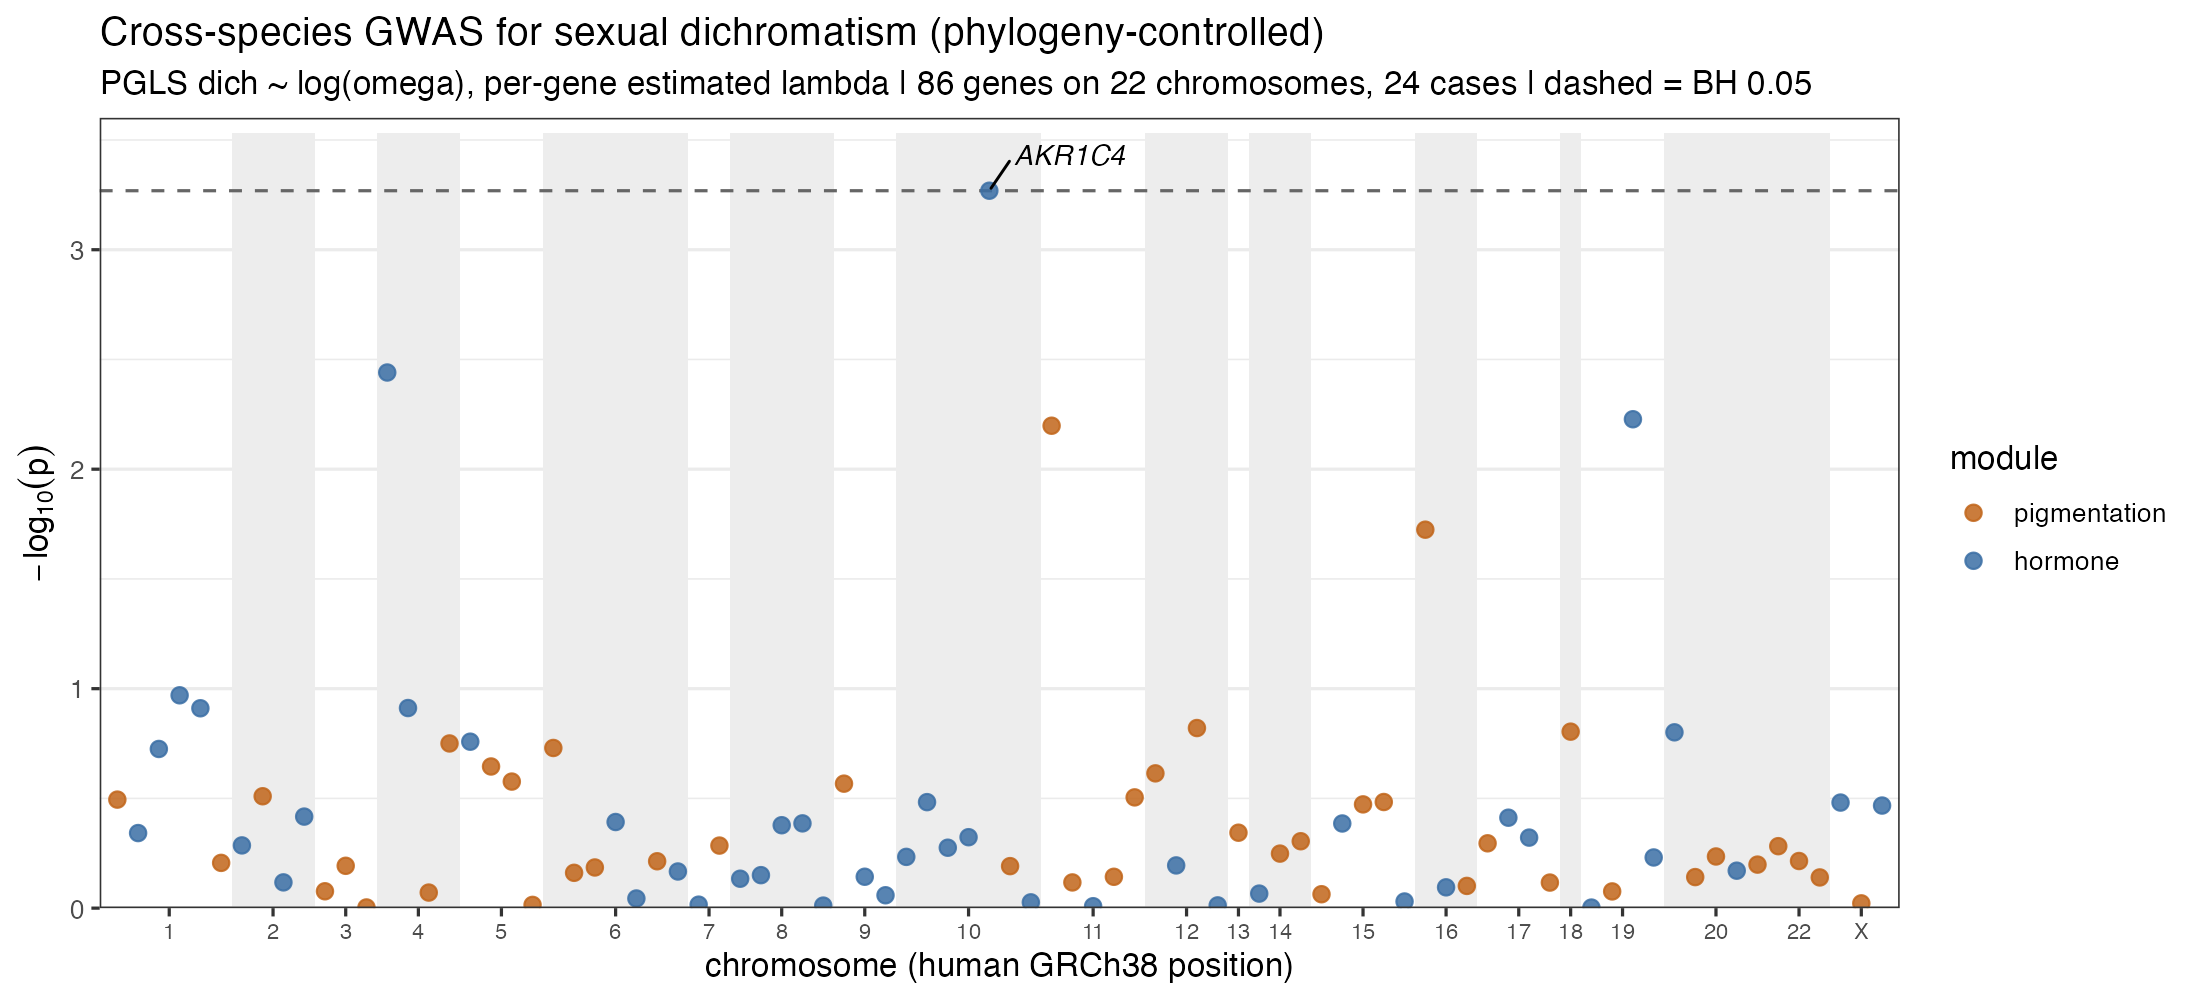
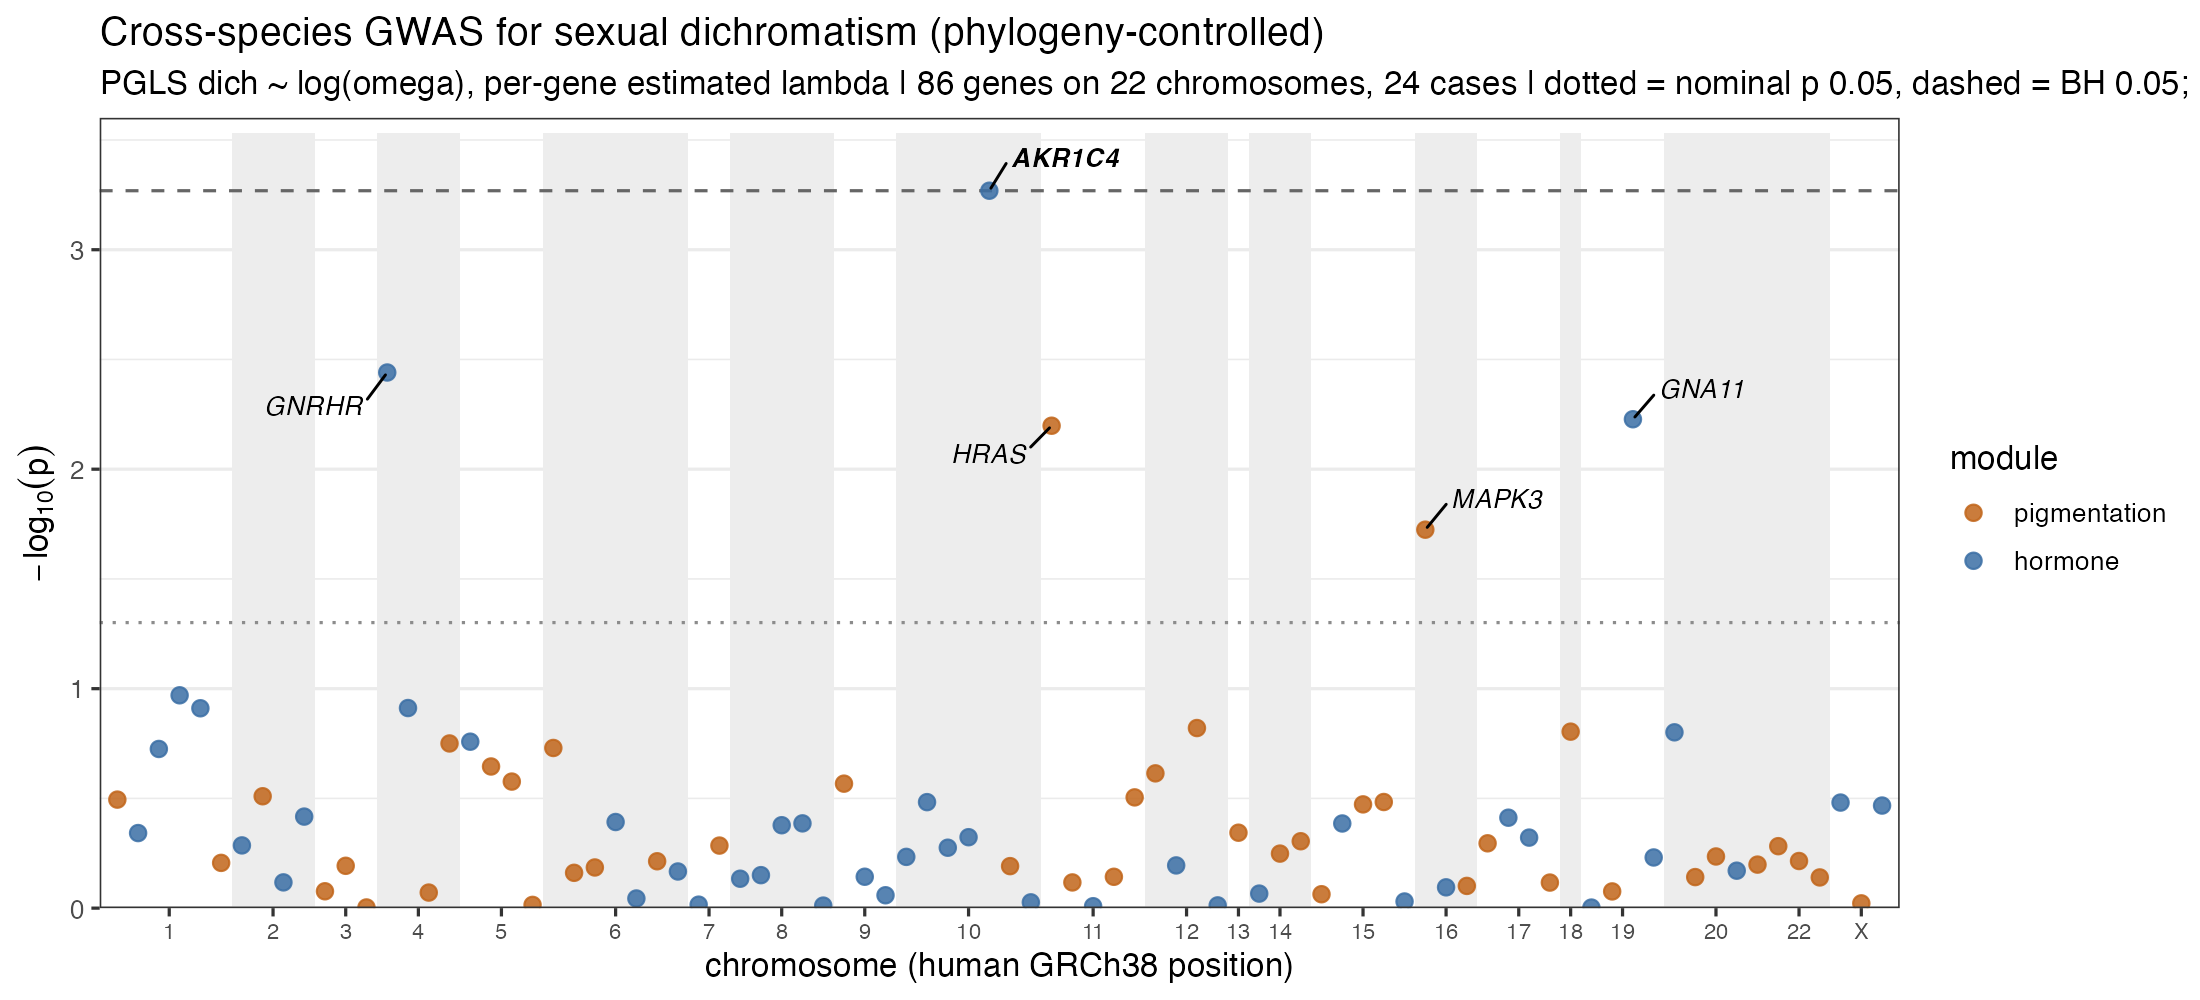
Code edit (unified diff) that turned the first committed figure into the second:
--- before
+++ after
@@ -14,5 +14,6 @@
   mutate(idx = row_number(),
          nlp = -log10(p),
-         lab = ifelse(p_BH < 0.05, gene, NA),
+         lab = ifelse(p < 0.05, gene, NA),
+         bh_sig = !is.na(p_BH) & p_BH < 0.05,
          module = factor(module, c("pigmentation", "hormone")))
 
@@ -29,8 +30,10 @@
             aes(xmin = xmin, xmax = xmax, ymin = 0, ymax = ymax),
             fill = "grey93") +
+  geom_hline(yintercept = -log10(0.05), linetype = "dotted", colour = "grey55") +
   { if (is.finite(bh_line)) geom_hline(yintercept = bh_line, linetype = "dashed", colour = "grey40") } +
   geom_point(aes(colour = module), size = 2.4, alpha = 0.85) +
-  ggrepel::geom_text_repel(aes(label = lab), na.rm = TRUE, size = 3.6, fontface = "italic",
-                           min.segment.length = 0, box.padding = 0.6) +
+  ggrepel::geom_text_repel(aes(label = lab, fontface = ifelse(bh_sig, "bold.italic", "italic")),
+                           na.rm = TRUE, size = 3.4, min.segment.length = 0, box.padding = 0.55,
+                           max.overlaps = Inf, seed = 1) +
   scale_colour_manual(values = c(pigmentation = "#c1651a", hormone = "#3b6ea5"),
                       name = "module") +
@@ -38,5 +41,5 @@
   scale_y_continuous(expand = expansion(mult = c(0, 0.02)), limits = c(0, ymax)) +
   labs(title = "Cross-species GWAS for sexual dichromatism (phylogeny-controlled)",
-       subtitle = sprintf("PGLS dich ~ log(omega), per-gene estimated lambda | %d genes on %d chromosomes, %d cases | dashed = BH 0.05",
+       subtitle = sprintf("PGLS dich ~ log(omega), per-gene estimated lambda | %d genes on %d chromosomes, %d cases | dotted = nominal p 0.05, dashed = BH 0.05; labelled = nominal hits, bold = BH-significant",
                           nrow(plotdf), dplyr::n_distinct(plotdf$chr), sum(dichv)),
        x = "chromosome (human GRCh38 position)", y = expression(-log[10](p))) +

Commit: feat(nb16): label all 5 nominal Manhattan hits; fix walkthrough AKR1C4 BH to 0.046